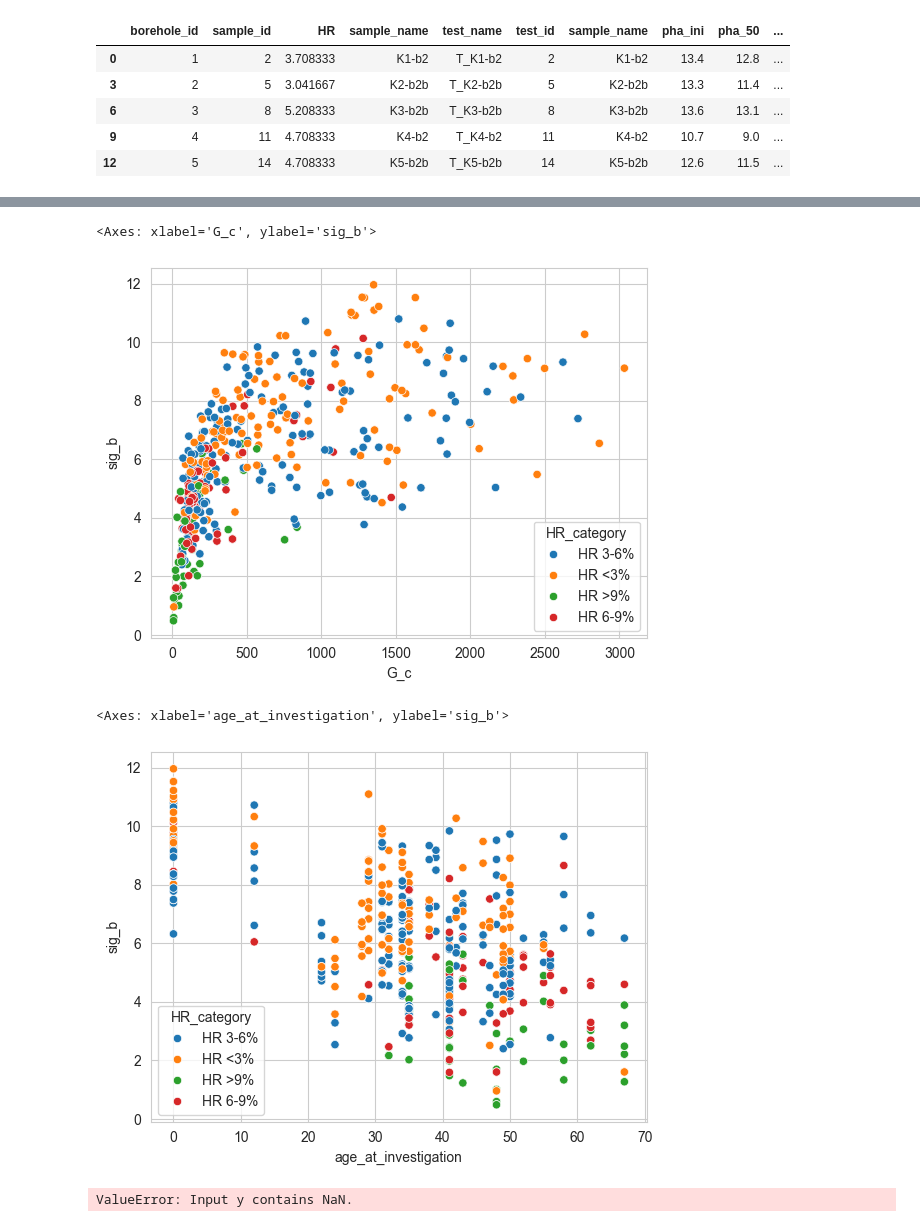
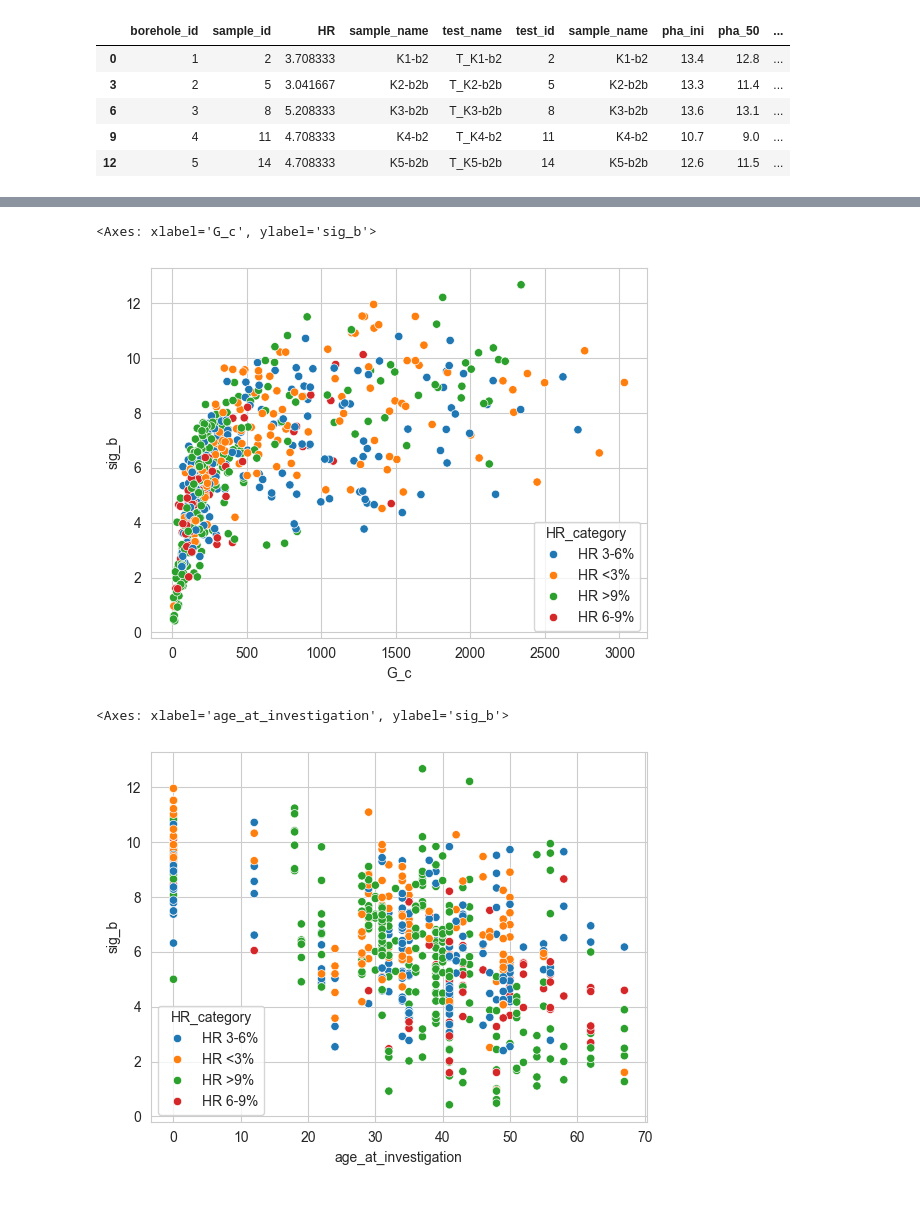
Before and after one commit to amavrits/asphalt-db, a Jupyter notebook: results/ExploratoryAnalysis.ipynb, the cells around one changed output, grey strips where cells are left out. Drawn from its saved outputs; the diff is of its cells as text; code cells hidden in the pictures.

```diff
--- a/results/ExploratoryAnalysis.ipynb
+++ b/results/ExploratoryAnalysis.ipynb
@@ -90,7 +89,9 @@ df_bzs = pd.read_sql(query, conn)
 
 #drop HR column because it has only 0's
 df_bzs = df_bzs.drop(columns=['HR'])
-df_bzs.head()
+df_bzs = df_bzs.drop_duplicates(subset=['sample_id', 'test_name'], keep='first')
+
+df_bzs.sort_values('borehole_id').head()
 # %% [output]
 |  | borehole_id | sample_id | sample_name | test_name | id | test_id | sample_name | v | Sec_10 | ... |
 | 0 | 1 | 1 | k1-b1 | T_k1-b1 | 1 | 1 | k1-b1 | 0.140012 | 845.411263 | ... |
@@ -169,3 +132,23 @@ df_final.head()
+# %%
+#join df_bzs to dikes_and_projects on borehole_id
+df_merge_1 = pd.merge(dikes_and_projects, df_bzs, on='borehole_id', how='left',suffixes=('_dike', '_bzs'))
+df_merge_1.head()
+
+#join df_vs to df_merge_1 on borehole_id
+df_final = pd.merge(df_merge_1, df_vs, on='borehole_id', how='left', suffixes=('_bzs', '_vs'))
+df_final.head()
+
+#add column of HR-categories
+def categorize_hr(hr):
+    if hr < 3:
+        return 'HR <3%'
+    elif 3 <= hr < 6:
+        return 'HR 3-6%'
+    elif 6 <= hr < 9:
+        return 'HR 6-9%'
+    else:
+        return 'HR >9%'
+df_final['HR_category'] = df_final['HR'].apply(categorize_hr)
 # %%
 columns = ['v','Sec_10', 'Sec_50', 'sig_b', 'eps_b', 'G_c', 'pha_50', 'sig_cyc', 'E_50', 'N_fat','age_at_investigation']
 # sns.pairplot(df_merged, vars=columns, hue='HR_category')
@@ -177,22 +160,16 @@ for col in columns:
     plt.close()
 # %%
 #scatterplot of v and sig_b
-sns.scatterplot(data=df_merged, x='G_c', y='sig_b', hue='HR_category')
+sns.scatterplot(data=df_final, x='G_c', y='sig_b', hue='HR_category')
 # %% [output]
 <Axes: xlabel='G_c', ylabel='sig_b'>
-[figure, old version]
+[figure, new version]
 # %%
 #scatterplot of age_at_investigation and sig_b
 sns.scatterplot(data=df_final, x='age_at_investigation', y='sig_b', hue='HR_category')
 # %% [output]
 <Axes: xlabel='age_at_investigation', ylabel='sig_b'>
-[figure, old version]
+[figure, new version]
 # %%
 df_final.to_csv(working_dir.joinpath('Dikes_Projects_Samples_Tests.csv'), index=False)
-# %%
-linear_model = skl.linear_model.LinearRegression()
-linear_model.fit(df_final[['age_at_investigation']], df_final['sig_b'])
-linear_model.coef_, linear_model.intercept_
-# %% [output]
-ValueError: Input y contains NaN.
 # %%
```
Also changed, not shown: parts of 21 cells of this notebook.
